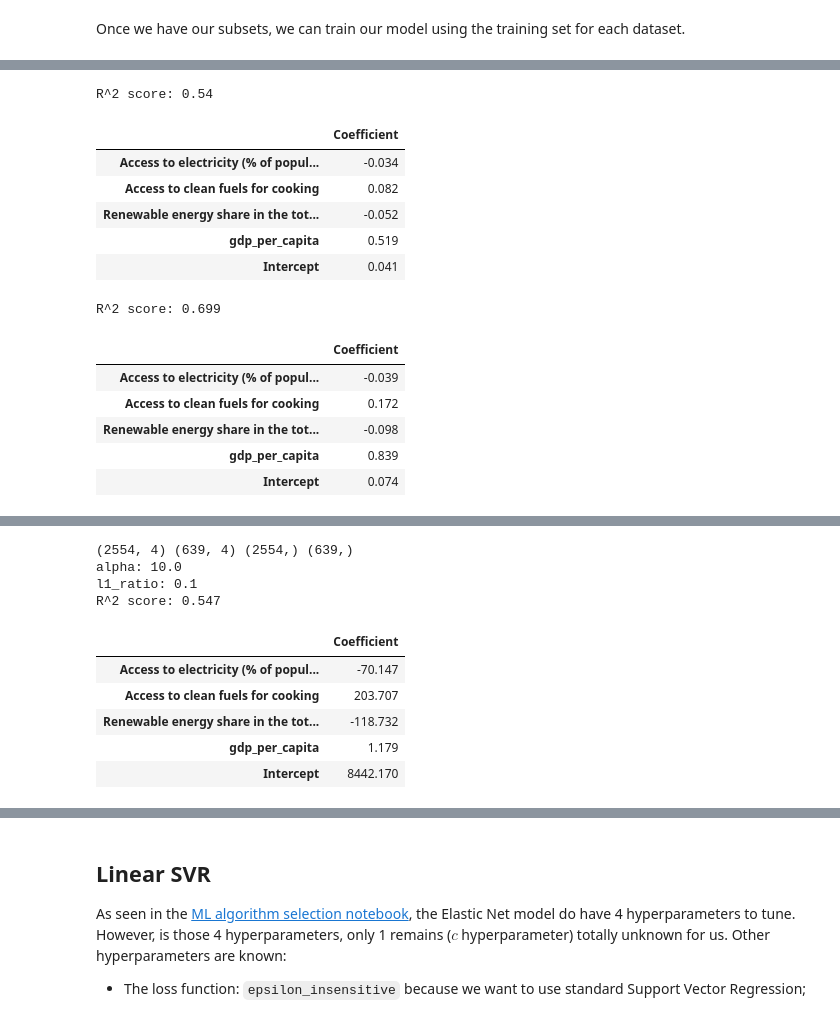
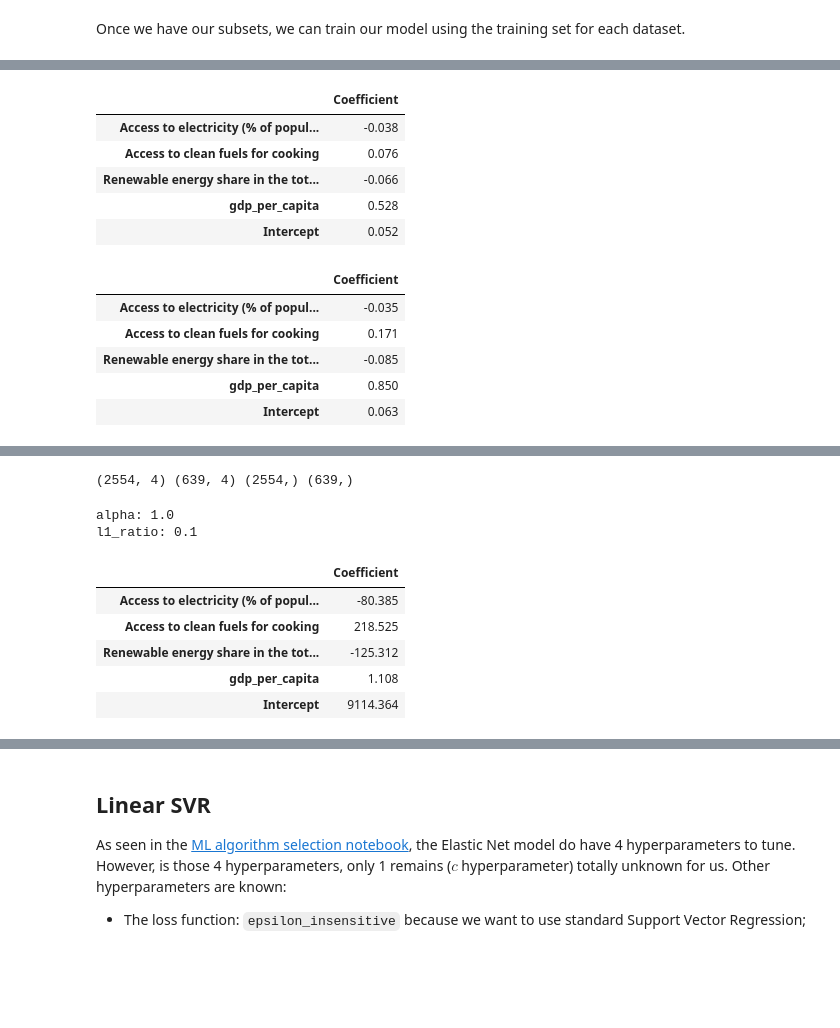
Before and after one commit to lethib/ME_8803_final_project, a Jupyter notebook: modeling/training_testing.ipynb, the cells around one changed output, grey strips where cells are left out. Cells and saved outputs as stored; diff of their text form; code cells hidden in the pictures; blank space fills up the shorter version.

```diff
--- a/modeling/training_testing.ipynb
+++ b/modeling/training_testing.ipynb
@@ -43,13 +43,13 @@ To do that, I'll use the `train_test_split` function from `sklearn.model_selecti
 NOTE: I don't see the use here of having reproducible results, so I'll leave the `random_state` parameter to `None`.
 # %%
 # Split datasets into train, test and validation sets
-X_pe_train, X_pe_test, y_pe_train, y_pe_test = splitDataset(df_pe, test_size=0.2, should_have_validation_set=False)
+LR_X_pe_train, LR_X_pe_test, LR_y_pe_train, LR_y_pe_test = splitDataset(df_pe, test_size=0.2, should_have_validation_set=False)
 
 # nor -> normalized
-X_nor_pe_train, X_nor_pe_test, y_nor_pe_train, y_nor_pe_test = splitDataset(normalized_df_pe, test_size=0.2, should_have_validation_set=False)
+LR_X_nor_pe_train, LR_X_nor_pe_test, LR_y_nor_pe_train, LR_y_nor_pe_test = splitDataset(normalized_df_pe, test_size=0.2, should_have_validation_set=False)
 
 # nor_wo -> normalized without outliers
-X_nor_pe_wo_train, X_nor_pe_wo_test, y_nor_pe_wo_train, y_nor_pe_wo_test = splitDataset(normalized_df_pe_without_outliers, test_size=0.2, should_have_validation_set=False)
+LR_X_nor_pe_wo_train, LR_X_nor_pe_wo_test, LR_y_nor_pe_wo_train, LR_y_nor_pe_wo_test = splitDataset(normalized_df_pe_without_outliers, test_size=0.2, should_have_validation_set=False)
 # %% [output]
 (2554, 4) (639, 4) (2554,) (639,)
 (2554, 4) (639, 4) (2554,) (639,)
@@ -67,9 +67,11 @@ LR_model_nor_wo = LinearRegression()
 # %%
 # Train on global dataset
 
-LR_model.fit(X_pe_train, y_pe_train)
-print(f'R^2 score: {LR_model.score(X_pe_train, y_pe_train).round(3)}')
-LR_coef = pd.DataFrame(LR_model.coef_, index=X_pe_train.columns, columns=['Coefficient'])
+LR_model.fit(LR_X_pe_train, LR_y_pe_train)
+
+r2_scores = pd.DataFrame({'Algorithm': 'Linear Regression', 'Dataset': 'Global','Training R^2 Score': LR_model.score(LR_X_pe_train, LR_y_pe_train), 'Testing R^2 Score': LR_model.score(LR_X_pe_test, LR_y_pe_test)}, index=[0])
+
+LR_coef = pd.DataFrame(LR_model.coef_, index=LR_X_pe_train.columns, columns=['Coefficient'])
 LR_coef.loc['Intercept'] = LR_model.intercept_
 LR_coef.round(3)
 # %% [output]
@@ -83,35 +84,37 @@ R^2 score: 0.539
 # %%
 # Train on normalized dataset
 
-LR_model_nor.fit(X_nor_pe_train, y_nor_pe_train)
-print(f'R^2 score: {LR_model_nor.score(X_nor_pe_train, y_nor_pe_train).round(3)}')
-LR_coef_nor = pd.DataFrame(LR_model_nor.coef_, index=X_nor_pe_train.columns, columns=['Coefficient'])
+LR_model_nor.fit(LR_X_nor_pe_train, LR_y_nor_pe_train)
+
+r2_scores.loc[1] = ['Linear Regression', 'Normalized', LR_model_nor.score(LR_X_nor_pe_train, LR_y_nor_pe_train), LR_model_nor.score(LR_X_nor_pe_test, LR_y_nor_pe_test)]
+
+LR_coef_nor = pd.DataFrame(LR_model_nor.coef_, index=LR_X_nor_pe_train.columns, columns=['Coefficient'])
 LR_coef_nor.loc['Intercept'] = LR_model_nor.intercept_
 LR_coef_nor.round(3)
 # %% [output]
-R^2 score: 0.54
 |  | Coefficient |
-| Access to electricity (% of popul... | -0.034 |
-| Access to clean fuels for cooking | 0.082 |
-| Renewable energy share in the tot... | -0.052 |
-| gdp_per_capita | 0.519 |
-| Intercept | 0.041 |
+| Access to electricity (% of popul... | -0.038 |
+| Access to clean fuels for cooking | 0.076 |
+| Renewable energy share in the tot... | -0.066 |
+| gdp_per_capita | 0.528 |
+| Intercept | 0.052 |
 # %%
 # Train on normalized dataset without outliers
 
-LR_model_nor_wo.fit(X_nor_pe_wo_train, y_nor_pe_wo_train)
-print(f'R^2 score: {LR_model_nor_wo.score(X_nor_pe_wo_train, y_nor_pe_wo_train).round(3)}')
-LR_coef_nor_wo = pd.DataFrame(LR_model_nor_wo.coef_, index=X_nor_pe_wo_train.columns, columns=['Coefficient'])
+LR_model_nor_wo.fit(LR_X_nor_pe_wo_train, LR_y_nor_pe_wo_train)
+
+r2_scores.loc[2] = ['Linear Regression', 'Normalized without outliers', LR_model_nor_wo.score(LR_X_nor_pe_wo_train, LR_y_nor_pe_wo_train), LR_model_nor_wo.score(LR_X_nor_pe_wo_test, LR_y_nor_pe_wo_test)]
+
+LR_coef_nor_wo = pd.DataFrame(LR_model_nor_wo.coef_, index=LR_X_nor_pe_wo_train.columns, columns=['Coefficient'])
 LR_coef_nor_wo.loc['Intercept'] = LR_model_nor_wo.intercept_
 LR_coef_nor_wo.round(3)
 # %% [output]
-R^2 score: 0.699
 |  | Coefficient |
-| Access to electricity (% of popul... | -0.039 |
-| Access to clean fuels for cooking | 0.172 |
-| Renewable energy share in the tot... | -0.098 |
-| gdp_per_capita | 0.839 |
-| Intercept | 0.074 |
+| Access to electricity (% of popul... | -0.035 |
+| Access to clean fuels for cooking | 0.171 |
+| Renewable energy share in the tot... | -0.085 |
+| gdp_per_capita | 0.850 |
+| Intercept | 0.063 |
 # %% [markdown]
 ## Elastic Net
 
@@ -148,28 +151,28 @@ EN_model_nor_wo = ElasticNetCV(l1_ratio=l1_ratios, alphas=alphas, cv=10)
 # %%
 # Train on global dataset
 
-X_pe_train, X_pe_test, y_pe_train, y_pe_test = splitDataset(df_pe, test_size=0.2, should_have_validation_set=False)
+EN_X_pe_train, EN_X_pe_test, EN_y_pe_train, EN_y_pe_test = splitDataset(df_pe, test_size=0.2, should_have_validation_set=False)
 
-EN_model.fit(X_pe_train, y_pe_train)
+EN_model.fit(EN_X_pe_train, EN_y_pe_train)
 
 print(f'alpha: {EN_model.alpha_}')
 print(f'l1_ratio: {EN_model.l1_ratio_}')
-print(f'R^2 score: {EN_model.score(X_pe_train, y_pe_train).round(3)}')
 
-EN_model_coef = pd.DataFrame(EN_model.coef_, index=X_pe_train.columns, columns=['Coefficient'])
+r2_scores.loc[3] = ['Elastic Net', 'Global', EN_model.score(EN_X_pe_train, EN_y_pe_train), EN_model.score(EN_X_pe_test, EN_y_pe_test)]
+
+EN_model_coef = pd.DataFrame(EN_model.coef_, index=EN_X_pe_train.columns, columns=['Coefficient'])
 EN_model_coef.loc['Intercept'] = EN_model.intercept_
 EN_model_coef.round(3)
 # %% [output]
 (2554, 4) (639, 4) (2554,) (639,)
-alpha: 10.0
-l1_ratio: 0.1
-R^2 score: 0.547
+alpha: 1.0
+l1_ratio: 0.1
 |  | Coefficient |
-| Access to electricity (% of popul... | -70.147 |
-| Access to clean fuels for cooking | 203.707 |
-| Renewable energy share in the tot... | -118.732 |
-| gdp_per_capita | 1.179 |
-| Intercept | 8442.170 |
+| Access to electricity (% of popul... | -80.385 |
+| Access to clean fuels for cooking | 218.525 |
+| Renewable energy share in the tot... | -125.312 |
+| gdp_per_capita | 1.108 |
+| Intercept | 9114.364 |
 # %%
 # Train on normalized dataset
 
```
Also changed, not shown: parts of 24 cells of this notebook.
